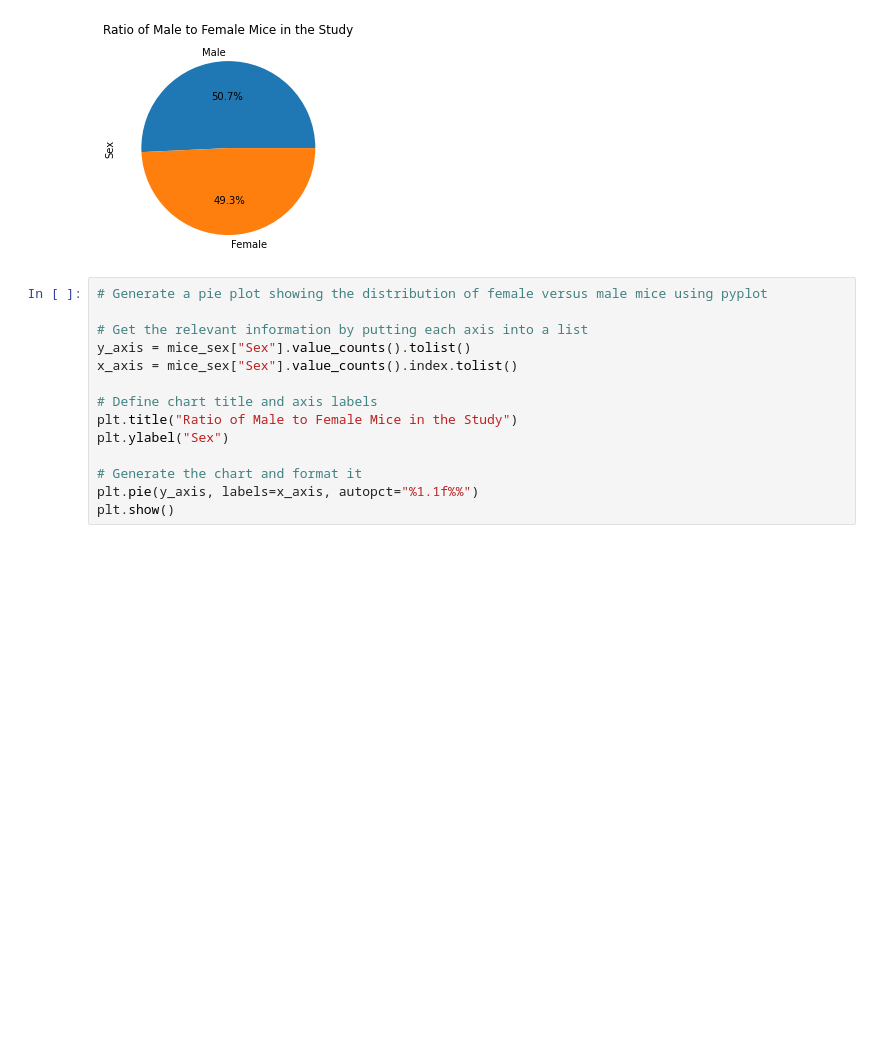
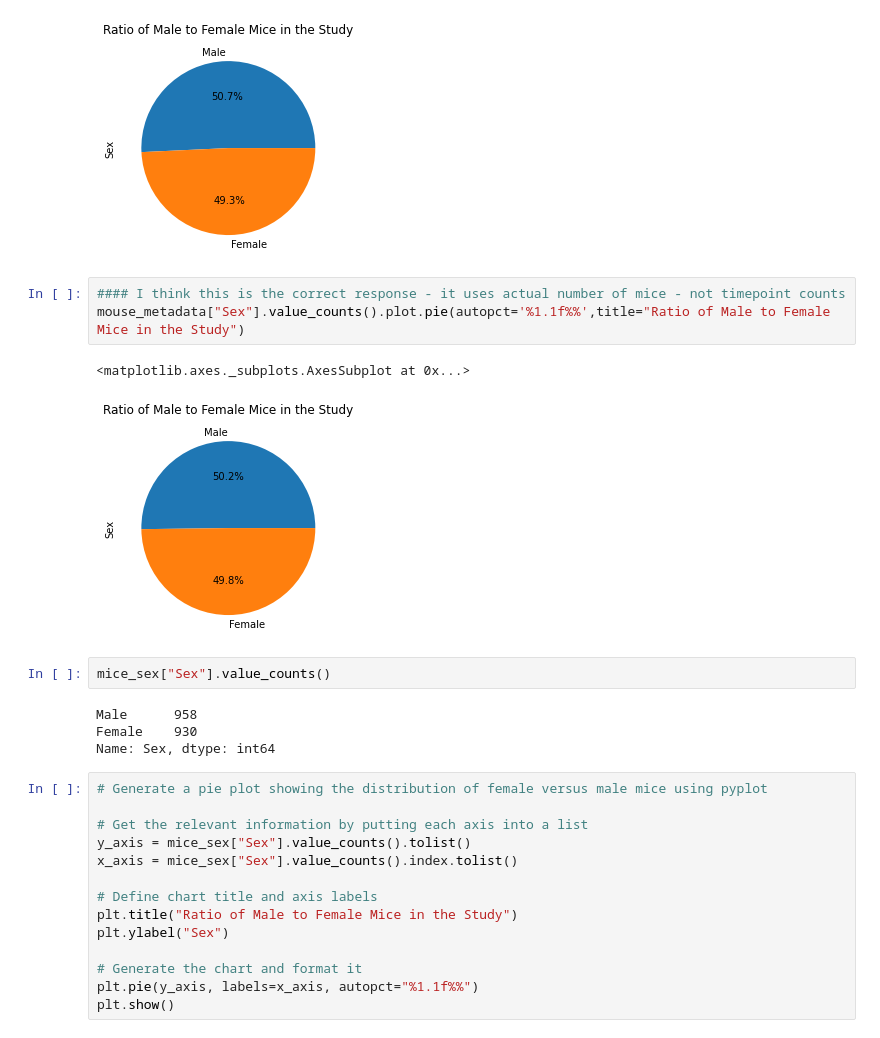
Before and after one commit to js04237/matplotlib-challenge, a Jupyter notebook: pymaceuticals.ipynb, the cells around one changed output. Cells and saved outputs as stored; diff of their text form; blank space fills up the shorter version.

```diff
--- a/pymaceuticals.ipynb
+++ b/pymaceuticals.ipynb
@@ -121,6 +108,18 @@ mice_sex["Sex"].value_counts().plot.pie(autopct='%1.1f%%',title="Ratio of Male t
 # %% [output]
 <matplotlib.axes._subplots.AxesSubplot at 0x...>
 [figure]
+# %%
+#### I think this is the correct response - it uses actual number of mice - not timepoint counts
+mouse_metadata["Sex"].value_counts().plot.pie(autopct='%1.1f%%',title="Ratio of Male to Female Mice in the Study")
+# %% [output]
+<matplotlib.axes._subplots.AxesSubplot at 0x...>
+[figure, added]
+# %%
+mice_sex["Sex"].value_counts()
+# %% [output]
+Male      958
+Female    930
+Name: Sex, dtype: int64
 # %%
 # Generate a pie plot showing the distribution of female versus male mice using pyplot
 
```
Also changed, not shown: parts of 13 cells of this notebook.
